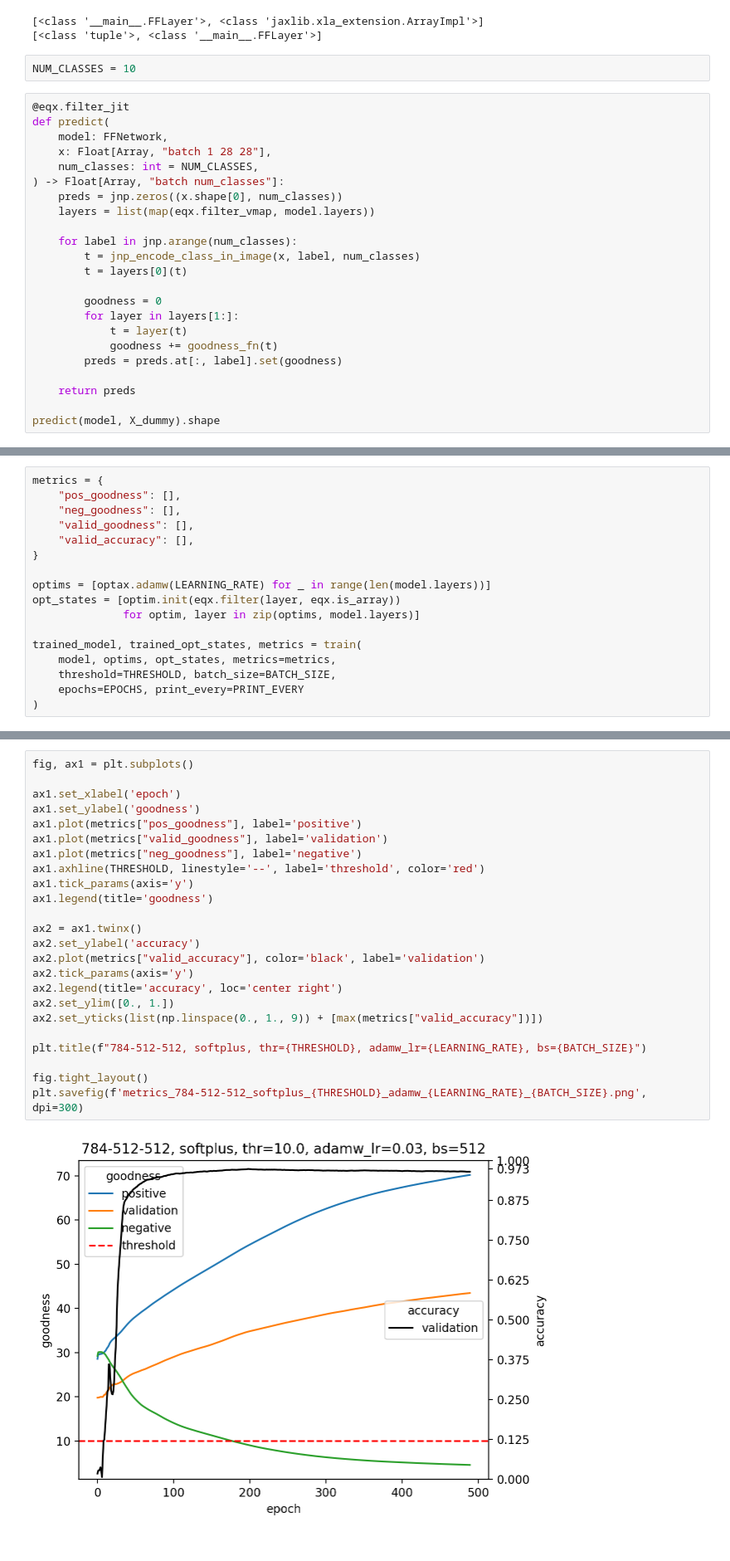
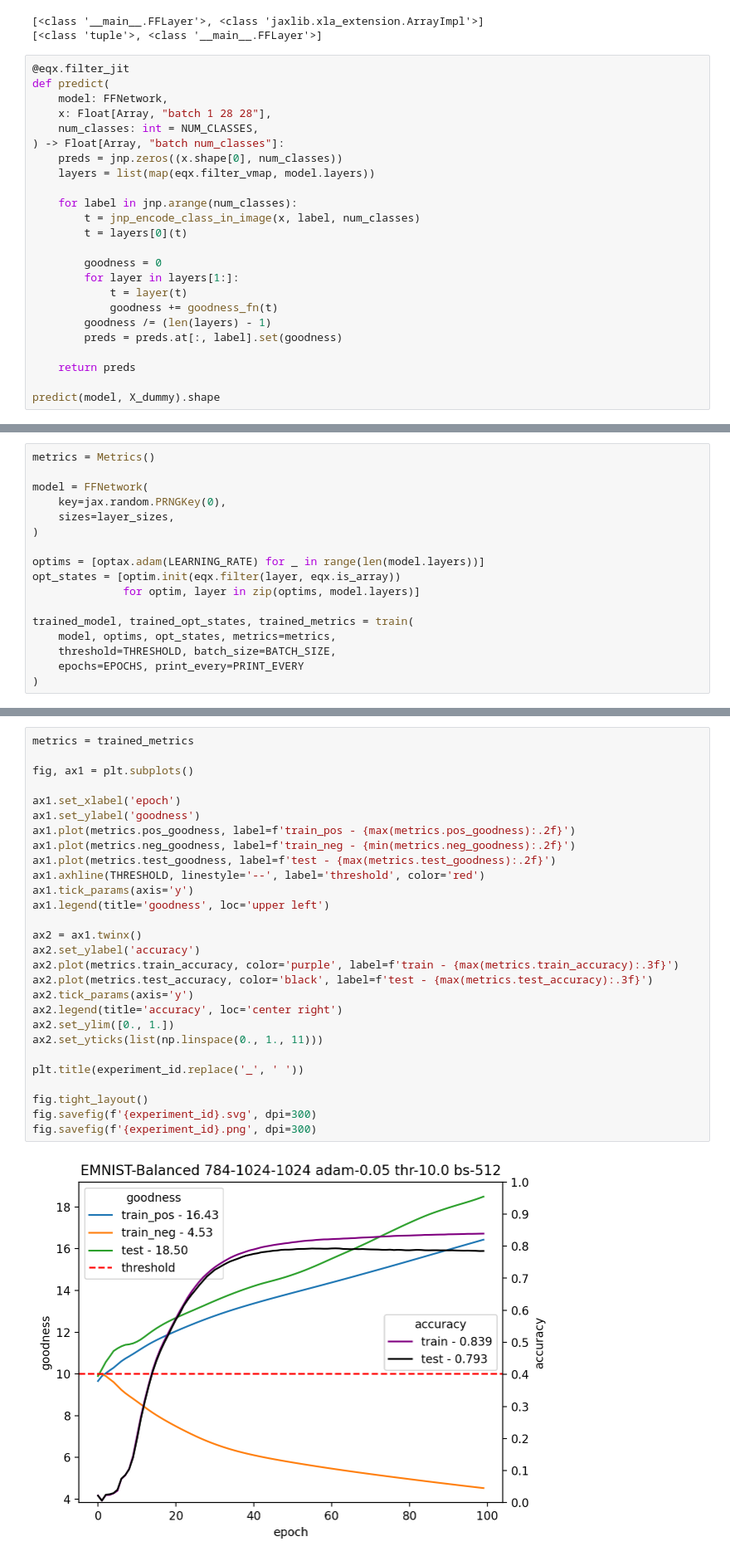
Before and after one commit to pczarnik/jax-notebooks, a Jupyter notebook: equinox_ff.ipynb, the cells around one changed output, grey strips where cells are left out. Shown at 83% size. Saved outputs shown, nothing was run; the diff lists cells and outputs as text.

```diff
--- a/equinox_ff.ipynb
+++ b/equinox_ff.ipynb
@@ -218,8 +263,6 @@ print(list(map(type,
 # %% [output]
 [<class '__main__.FFLayer'>, <class 'jaxlib.xla_extension.ArrayImpl'>]
 [<class 'tuple'>, <class '__main__.FFLayer'>]
-# %%
-NUM_CLASSES = 10
 # %%
 @eqx.filter_jit
 def predict(
@@ -238,6 +281,7 @@ def predict(
         for layer in layers[1:]:
             t = layer(t)
             goodness += goodness_fn(t)
+        goodness /= (len(layers) - 1)
         preds = preds.at[:, label].set(goodness)
 
     return preds
@@ -450,16 +464,16 @@ PRINT_EVERY = 1
 # %%
-metrics = {
-    "pos_goodness": [],
-    "neg_goodness": [],
-    "valid_goodness": [],
-    "valid_accuracy": [],
-}
+metrics = Metrics()
 
-optims = [optax.adamw(LEARNING_RATE) for _ in range(len(model.layers))]
+model = FFNetwork(
+    key=jax.random.PRNGKey(0),
+    sizes=layer_sizes,
+)
+
+optims = [optax.adam(LEARNING_RATE) for _ in range(len(model.layers))]
 opt_states = [optim.init(eqx.filter(layer, eqx.is_array))
               for optim, layer in zip(optims, model.layers)]
 
-trained_model, trained_opt_states, metrics = train(
+trained_model, trained_opt_states, trained_metrics = train(
     model, optims, opt_states, metrics=metrics,
     threshold=THRESHOLD, batch_size=BATCH_SIZE,
     epochs=EPOCHS, print_every=PRINT_EVERY
@@ -489,28 +503,32 @@ trained_model, trained_opt_states, metrics = train(
 #     epochs=EPOCHS, print_every=PRINT_EVERY
 # )
 # %%
+metrics = trained_metrics
+
 fig, ax1 = plt.subplots()
 
 ax1.set_xlabel('epoch')
 ax1.set_ylabel('goodness')
-ax1.plot(metrics["pos_goodness"], label='positive')
-ax1.plot(metrics["valid_goodness"], label='validation')
-ax1.plot(metrics["neg_goodness"], label='negative')
+ax1.plot(metrics.pos_goodness, label=f'train_pos - {max(metrics.pos_goodness):.2f}')
+ax1.plot(metrics.neg_goodness, label=f'train_neg - {min(metrics.neg_goodness):.2f}')
+ax1.plot(metrics.test_goodness, label=f'test - {max(metrics.test_goodness):.2f}')
 ax1.axhline(THRESHOLD, linestyle='--', label='threshold', color='red')
 ax1.tick_params(axis='y')
-ax1.legend(title='goodness')
+ax1.legend(title='goodness', loc='upper left')
 
 ax2 = ax1.twinx()
 ax2.set_ylabel('accuracy')
-ax2.plot(metrics["valid_accuracy"], color='black', label='validation')
+ax2.plot(metrics.train_accuracy, color='purple', label=f'train - {max(metrics.train_accuracy):.3f}')
+ax2.plot(metrics.test_accuracy, color='black', label=f'test - {max(metrics.test_accuracy):.3f}')
 ax2.tick_params(axis='y')
 ax2.legend(title='accuracy', loc='center right')
 ax2.set_ylim([0., 1.])
-ax2.set_yticks(list(np.linspace(0., 1., 9)) + [max(metrics["valid_accuracy"])])
+ax2.set_yticks(list(np.linspace(0., 1., 11)))
 
-plt.title(f"784-512-512, softplus, thr={THRESHOLD}, adamw_lr={LEARNING_RATE}, bs={BATCH_SIZE}")
+plt.title(experiment_id.replace('_', ' '))
 
 fig.tight_layout()
-plt.savefig(f'metrics_784-512-512_softplus_{THRESHOLD}_adamw_{LEARNING_RATE}_{BATCH_SIZE}.png', dpi=300)
+fig.savefig(f'{experiment_id}.svg', dpi=300)
+fig.savefig(f'{experiment_id}.png', dpi=300)
 # %% [output]
-[figure, old version]
+[figure, new version]
```
Also changed, not shown: parts of 25 cells of this notebook.
